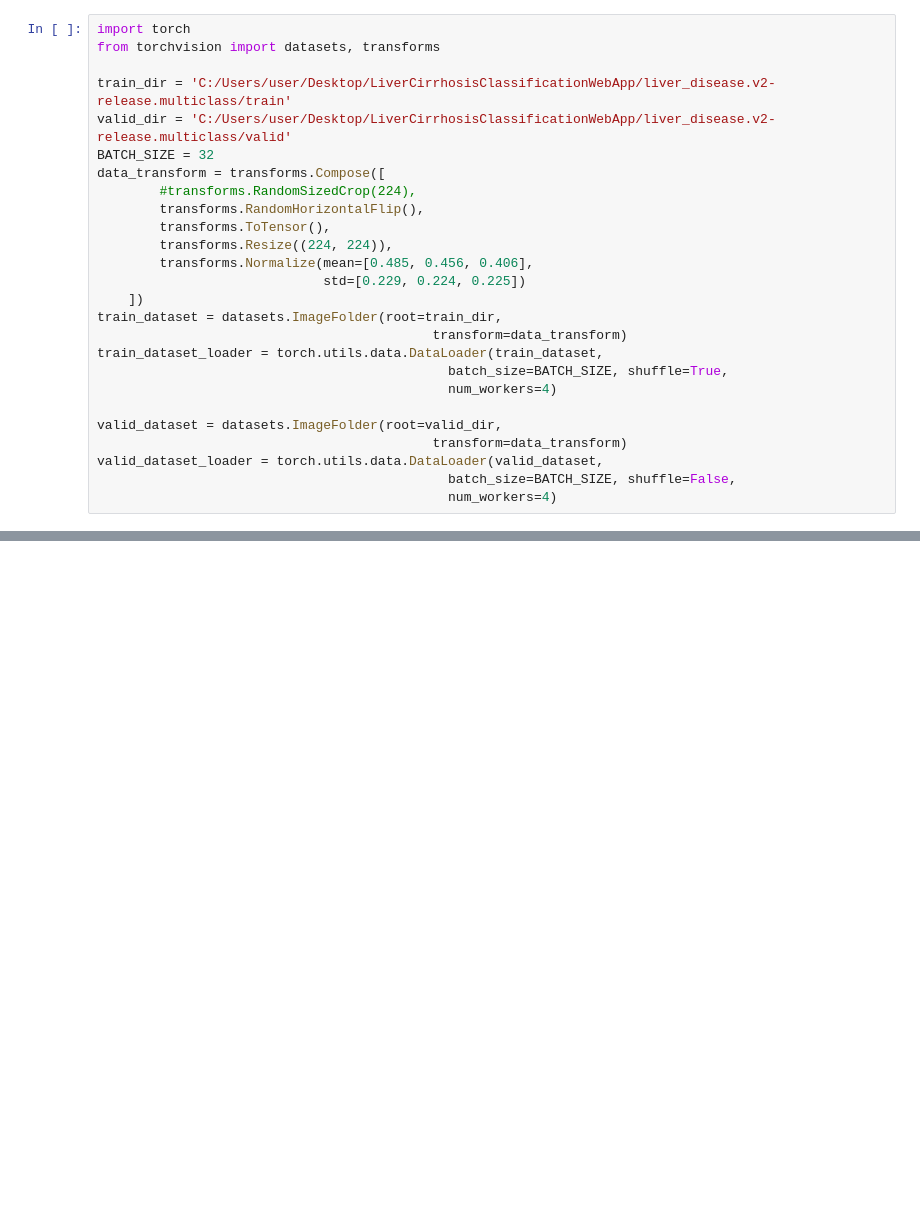
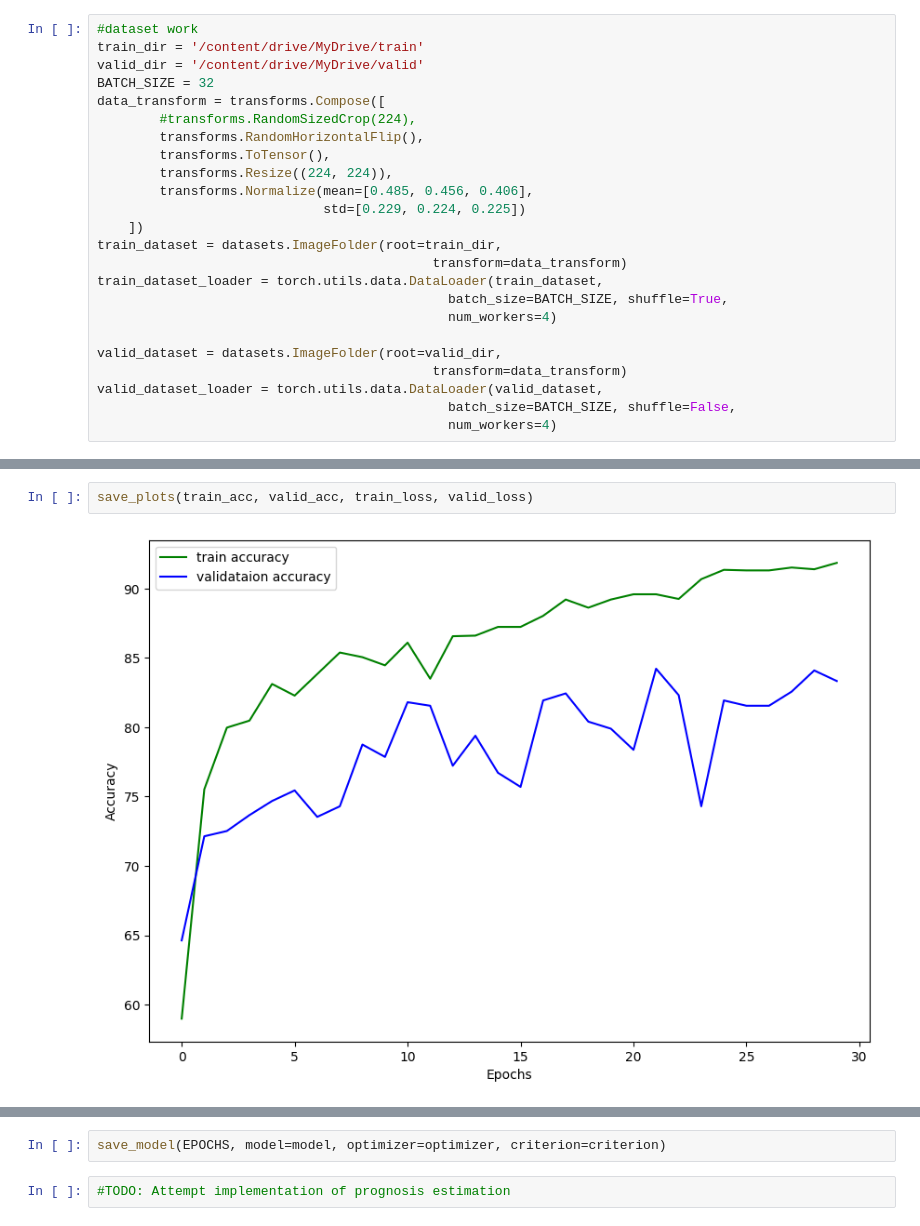
Before and after one commit to NegroSpiritual/symmetrical-carnival, a Jupyter notebook: v1.ipynb, the cells around one changed output, grey strips where cells are left out. Cells and saved outputs as stored; diff of their text form; blank space fills up the shorter version.

Commit message:
Added Plots and Saved Model

```diff
--- a/v1.ipynb
+++ b/v1.ipynb
@@ -101,9 +118,7 @@ ImportError: cannot import name 'Group' from 'pyparsing' (unknown location)
 # %%
-import torch
-from torchvision import datasets, transforms
-
-train_dir = 'C:/Users/user/Desktop/LiverCirrhosisClassificationWebApp/liver_disease.v2-release.multiclass/train'
-valid_dir = 'C:/Users/user/Desktop/LiverCirrhosisClassificationWebApp/liver_disease.v2-release.multiclass/valid'
+#dataset work
+train_dir = '/content/drive/MyDrive/train'
+valid_dir = '/content/drive/MyDrive/valid'
 BATCH_SIZE = 32
 data_transform = transforms.Compose([
         #transforms.RandomSizedCrop(224),
@@ -235,0 +285,4 @@ for epoch in range(EPOCHS):
+# %%
+save_plots(train_acc, valid_acc, train_loss, valid_loss)
+# %% [output]
+[figure, added]
@@ -235,0 +290,4 @@ for epoch in range(EPOCHS):
+# %%
+save_model(EPOCHS, model=model, optimizer=optimizer, criterion=criterion)
+# %%
+#TODO: Attempt implementation of prognosis estimation
```
Also changed, not shown: parts of 10 cells of this notebook, 3 other files.
